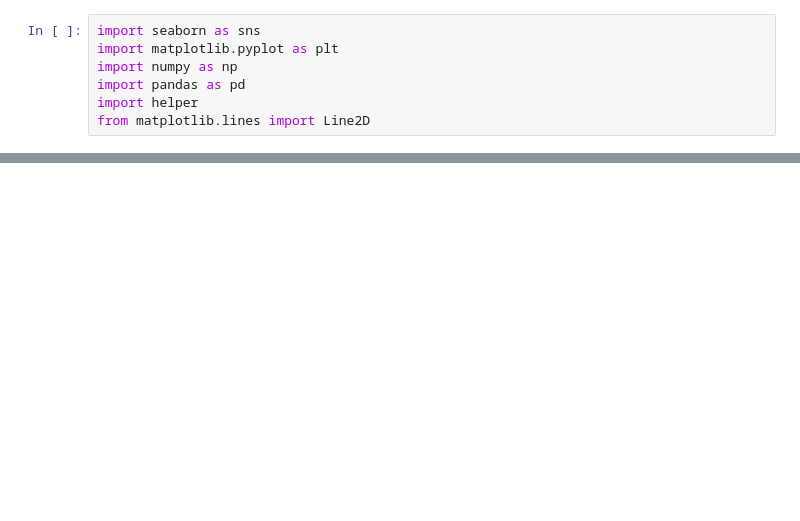
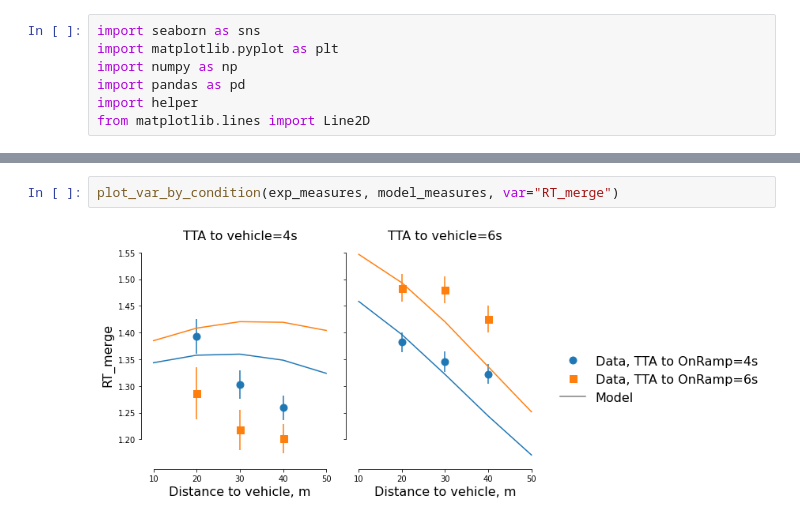
Before and after one commit to cherepaha/merging_eye_tracking, a Jupyter notebook: 04_figures.ipynb, the cells around one changed output, grey strips where cells are left out. Cells and saved outputs as stored; diff of their text form; blank space fills up the shorter version.

```diff
--- a/04_figures.ipynb
+++ b/04_figures.ipynb
@@ -70,0 +82,4 @@ plot_var_by_condition(var="RT_wait")
+# %%
+plot_var_by_condition(exp_measures, model_measures, var="RT_merge")
+# %% [output]
+[figure, added]
```
Also changed, not shown: parts of 11 cells of this notebook, 13 other files.
